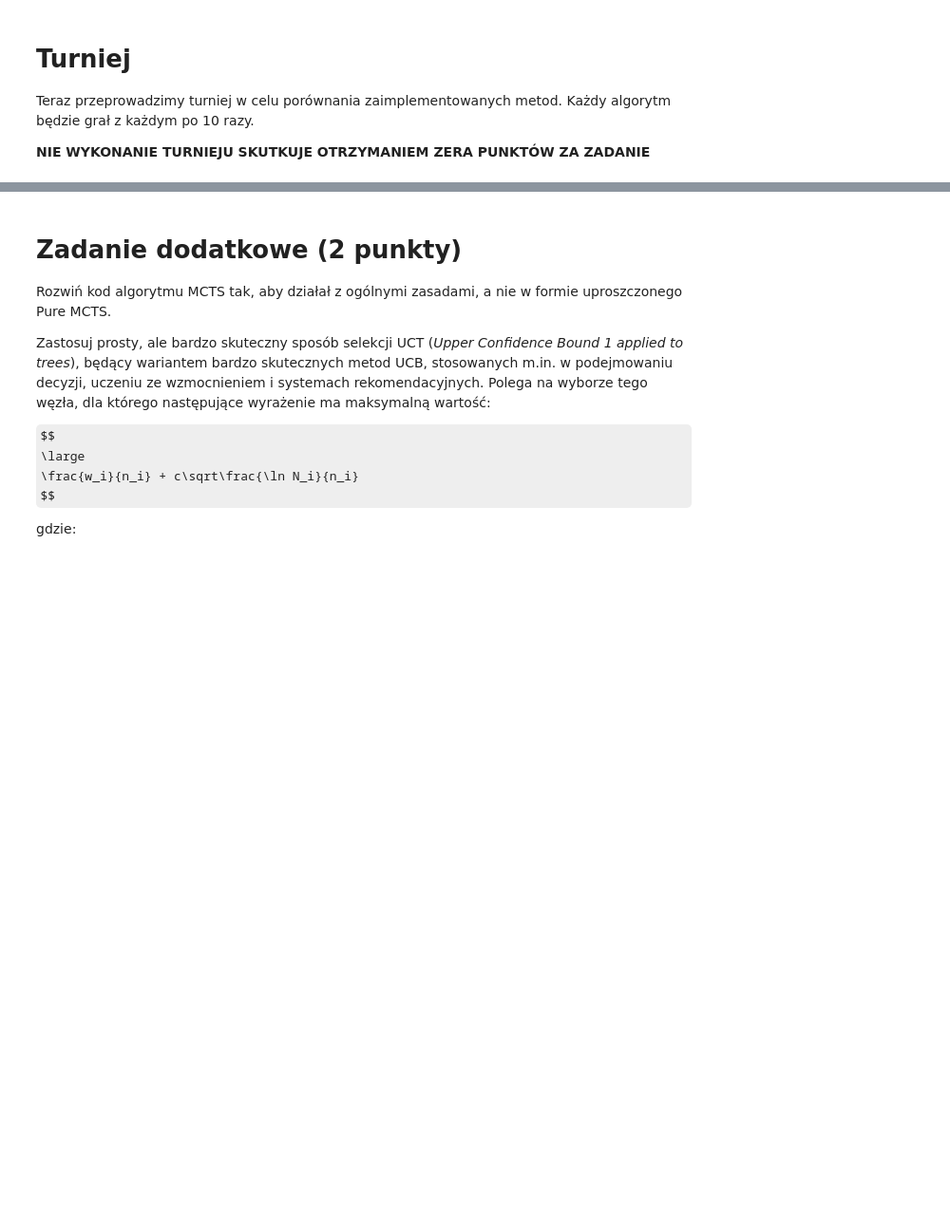
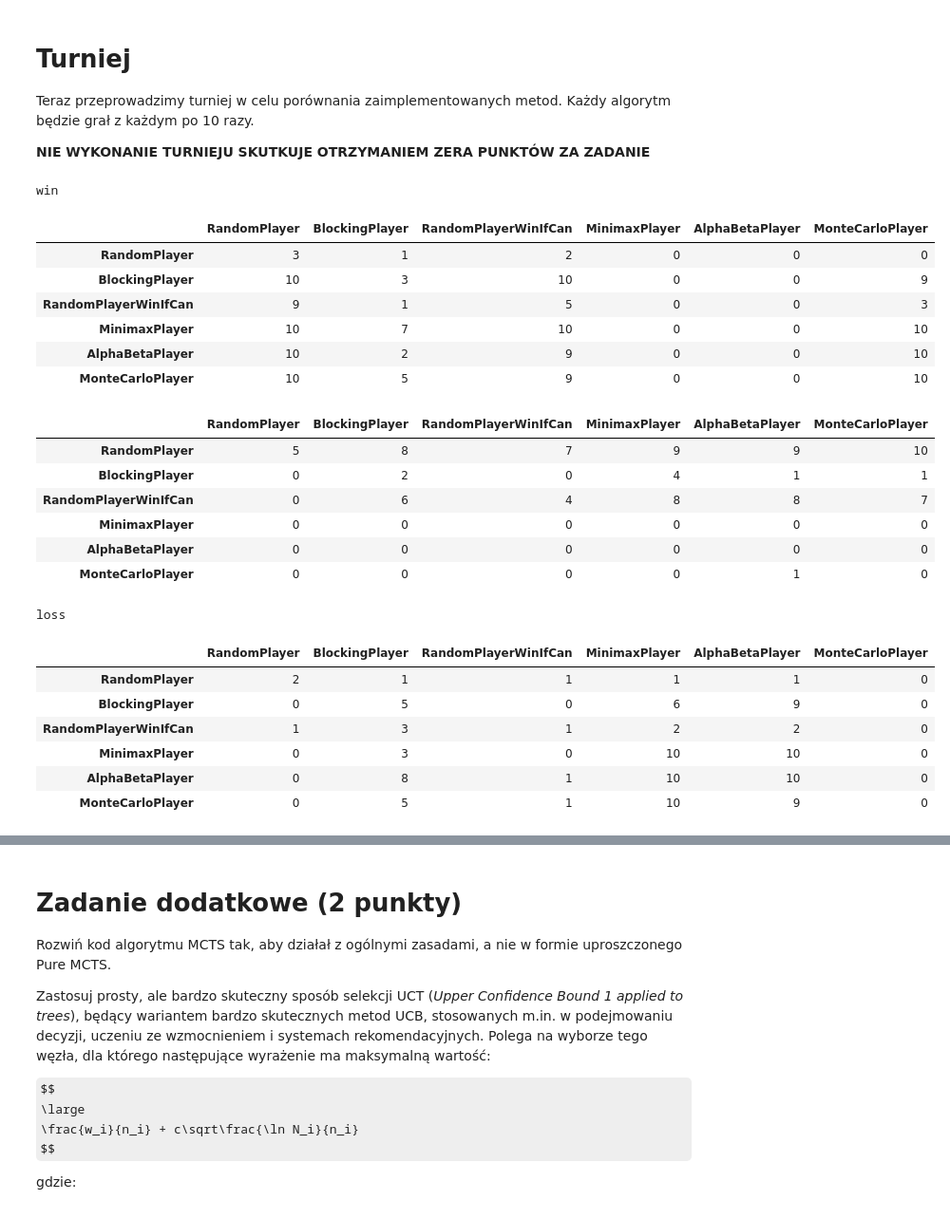
Before and after one commit to Wajktor13/ai-lab, a Jupyter notebook: lab6/lab_6.ipynb, the cells around one changed output, grey strips where cells are left out. Shown: that part at 95% size. Drawn from its saved outputs; the diff is of its cells as text; code cells hidden in the pictures; some formulas as TeX source; blank space fills up the shorter version.

```diff
--- a/lab6/lab_6.ipynb
+++ b/lab6/lab_6.ipynb
@@ -538,24 +689,48 @@ def print_scores(scores, names):
 # %%
 %%time
 
 number_of_rounds = 10
 players = [
     RandomPlayer(),
-    Blocking(),
+    BlockingPlayer(),
     RandomPlayerWinIfCan(),
     MinimaxPlayer(),
     AlphaBetaPlayer(),
     MonteCarloPlayer(),
 ]
 scores = defaultdict(lambda: defaultdict(lambda: defaultdict(int)))
 
 for player in players:
     for adversary in players:
         for i in range(number_of_rounds):
             game = TicTacToe(player, adversary, SIZE)
             score = game.play(False)
             # print("player name {} adversary name {} score {} ".format(player.name, adversary.name, score))
             scores[score][player.name][adversary.name] += 1
 
 
 print_scores(scores, [player.name for player in players])
+# %% [output]
+win
+|  | RandomPlayer | BlockingPlayer | RandomPlayerWinIfCan | MinimaxPlayer | AlphaBetaPlayer | MonteCarloPlayer |
+| RandomPlayer | 3 | 1 | 2 | 0 | 0 | 0 |
+| BlockingPlayer | 10 | 3 | 10 | 0 | 0 | 9 |
+| RandomPlayerWinIfCan | 9 | 1 | 5 | 0 | 0 | 3 |
+| MinimaxPlayer | 10 | 7 | 10 | 0 | 0 | 10 |
+| AlphaBetaPlayer | 10 | 2 | 9 | 0 | 0 | 10 |
+| MonteCarloPlayer | 10 | 5 | 9 | 0 | 0 | 10 |
+|  | RandomPlayer | BlockingPlayer | RandomPlayerWinIfCan | MinimaxPlayer | AlphaBetaPlayer | MonteCarloPlayer |
+| RandomPlayer | 5 | 8 | 7 | 9 | 9 | 10 |
+| BlockingPlayer | 0 | 2 | 0 | 4 | 1 | 1 |
+| RandomPlayerWinIfCan | 0 | 6 | 4 | 8 | 8 | 7 |
+| MinimaxPlayer | 0 | 0 | 0 | 0 | 0 | 0 |
+| AlphaBetaPlayer | 0 | 0 | 0 | 0 | 0 | 0 |
+| MonteCarloPlayer | 0 | 0 | 0 | 0 | 1 | 0 |
+loss
+|  | RandomPlayer | BlockingPlayer | RandomPlayerWinIfCan | MinimaxPlayer | AlphaBetaPlayer | MonteCarloPlayer |
+| RandomPlayer | 2 | 1 | 1 | 1 | 1 | 0 |
+| BlockingPlayer | 0 | 5 | 0 | 6 | 9 | 0 |
+| RandomPlayerWinIfCan | 1 | 3 | 1 | 2 | 2 | 0 |
+| MinimaxPlayer | 0 | 3 | 0 | 10 | 10 | 0 |
+| AlphaBetaPlayer | 0 | 8 | 1 | 10 | 10 | 0 |
+| MonteCarloPlayer | 0 | 5 | 1 | 10 | 9 | 0 |
```
Also changed, not shown: parts of 13 cells of this notebook.
